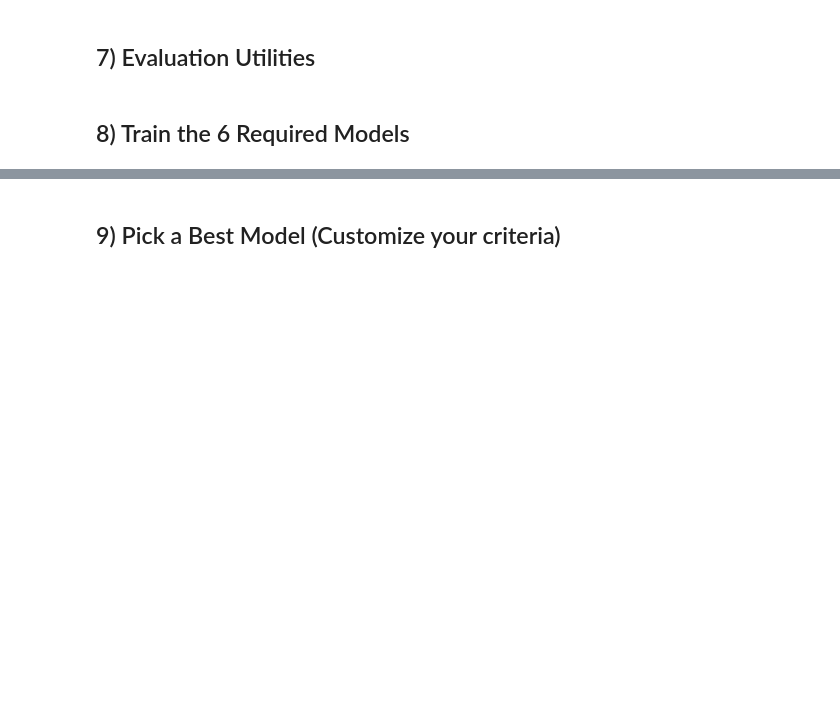
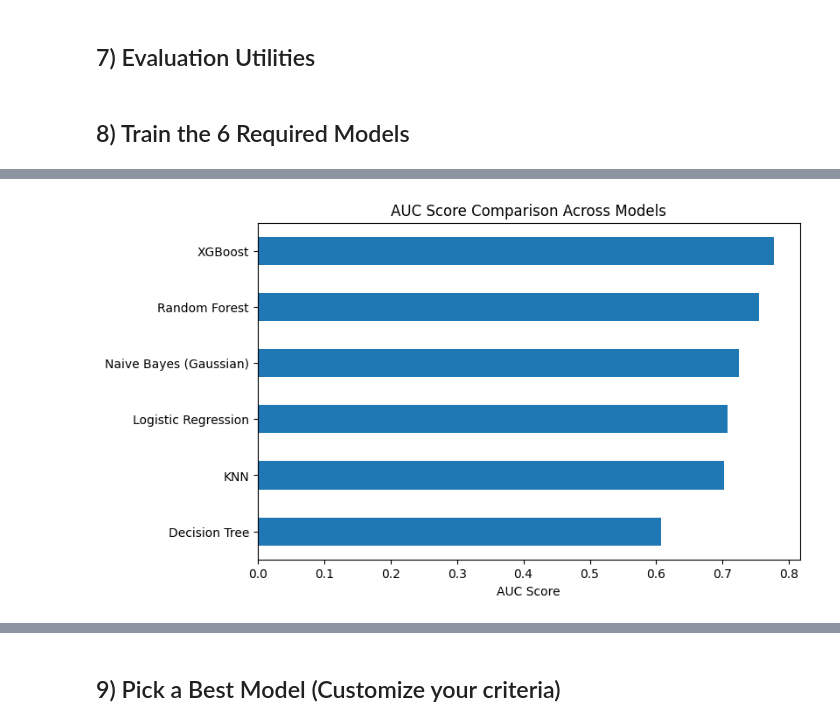
Before and after one commit to Harishbhatt07/ML-Assignment-2, a Jupyter notebook: notebooks/ML_Assignment_2_Template_CreditCardDefault_v2.ipynb, the cells around one changed output, grey strips where cells are left out. Drawn from its saved outputs; the diff is of its cells as text; code cells hidden in the pictures; blank space fills up the shorter version.

```diff
--- a/notebooks/ML_Assignment_2_Template_CreditCardDefault_v2.ipynb
+++ b/notebooks/ML_Assignment_2_Template_CreditCardDefault_v2.ipynb
@@ -293,0 +370,9 @@ display(results_df)
+# %%
+#Bar Plot — AUC Comparison
+plt.figure(figsize=(8,5))
+results_df["AUC"].sort_values().plot(kind="barh")
+plt.title("AUC Score Comparison Across Models")
+plt.xlabel("AUC Score")
+plt.show()
+# %% [output]
+[figure, added]
```
Also changed, not shown: parts of 20 cells of this notebook.
